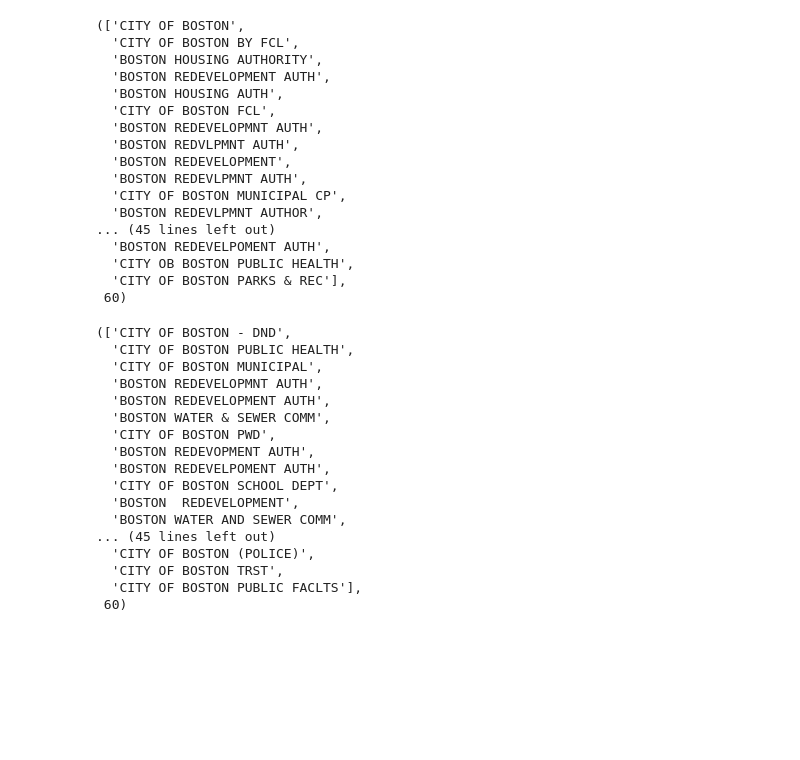
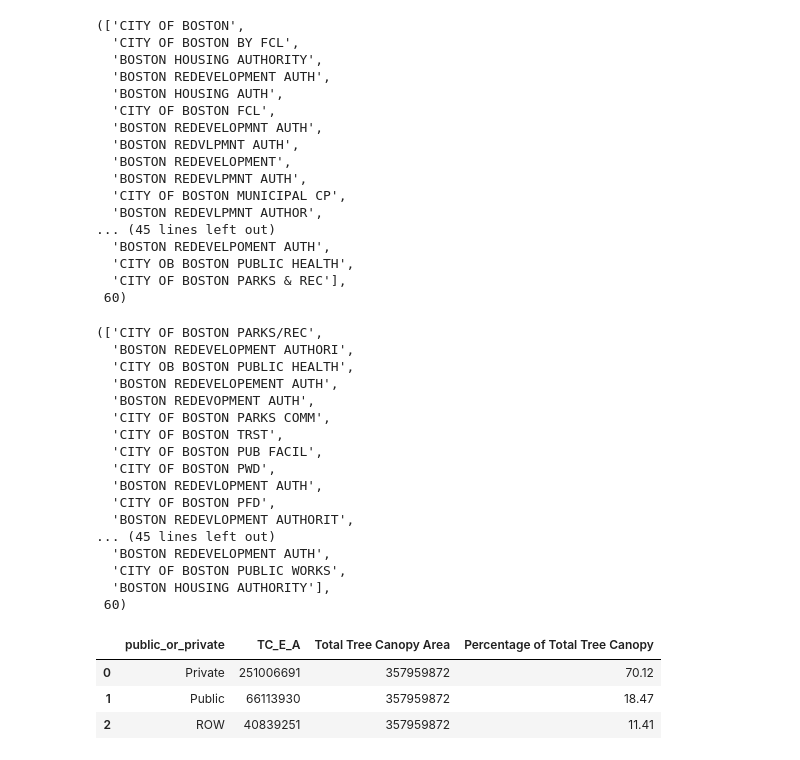
Before and after one commit to BU-Spark/ds-bcc-tree-canopy, a Jupyter notebook: public_private_Tree_Canopy_Metrics.ipynb, the cells around one changed output. Drawn from its saved outputs; the diff is of its cells as text; code cells hidden in the pictures; blank space fills up the shorter version.

Commit message:
Updated comments in the public_private file

```diff
--- a/public_private_Tree_Canopy_Metrics.ipynb
+++ b/public_private_Tree_Canopy_Metrics.ipynb
@@ -324,18 +324,16 @@ fuzz_unfiltered_owner_output = pd.DataFrame(scores)
 fuzz_unfiltered_owner_output[fuzz_unfiltered_owner_output["SCORE"] > 78].to_csv('classifications/fuzz_unfiltered_owner_output.csv')
 # %%
 #after manually flagging errors reload the data
-cleaned_rapidfuzz = pd.read_csv("rapidfuzz_output.csv")
-
-cleaned_rapidfuzz
+fuzz_classified_owners = pd.read_csv("classifications/fuzz_classified_owners.csv")
 
 #fill in na's with 0's
-cleaned_rapidfuzz = cleaned_rapidfuzz.fillna({'Error': 0})
+fuzz_classified_owners = fuzz_classified_owners.fillna({'Flagged': 0})
 
 #drop any non-public owners that were flagged by a 1 in the error column
-rapid_fuzz_pub_owners = cleaned_rapidfuzz[cleaned_rapidfuzz["Error"] == 0]["OWNER"].tolist()
+fuzz_public_owners = fuzz_classified_owners[fuzz_classified_owners["Flagged"] == 0]["OWNER"].tolist()
 
 #returns list of public owners
-rapid_fuzz_pub_owners, len(rapid_fuzz_pub_owners)
+fuzz_public_owners, len(fuzz_public_owners)
 # %% [output]
 (['CITY OF BOSTON',
   'CITY OF BOSTON BY FCL',
@@ -356,26 +354,26 @@ rapid_fuzz_pub_owners, len(rapid_fuzz_pub_owners)
  60)
 # %%
 # Combine lists of owners from 3 methods and remove duplicates
-combined_owner_names = list(set(public_owners) | set(ptype_public_owners) | set(rapid_fuzz_pub_owners))
+combined_owner_names = list(set(public_owners) | set(ptype_public_owners) | set(fuzz_public_owners))
 
 combined_owner_names, len(combined_owner_names)
 # %% [output]
-(['CITY OF BOSTON - DND',
-  'CITY OF BOSTON PUBLIC HEALTH',
-  'CITY OF BOSTON MUNICIPAL',
-  'BOSTON REDEVELOPMNT AUTH',
+(['CITY OF BOSTON PARKS/REC',
+  'BOSTON REDEVELOPMENT AUTHORI',
+  'CITY OB BOSTON PUBLIC HEALTH',
+  'BOSTON REDEVELOPEMENT AUTH',
+  'BOSTON REDEVOPMENT AUTH',
+  'CITY OF BOSTON PARKS COMM',
+  'CITY OF BOSTON TRST',
+  'CITY OF BOSTON PUB FACIL',
+  'CITY OF BOSTON PWD',
+  'BOSTON REDEVLOPMENT AUTH',
+  'CITY OF BOSTON PFD',
+  'BOSTON REDEVLOPMENT AUTHORIT',
+... (45 lines left out)
   'BOSTON REDEVELOPMENT AUTH',
-  'BOSTON WATER & SEWER COMM',
-  'CITY OF BOSTON PWD',
-  'BOSTON REDEVOPMENT AUTH',
-  'BOSTON REDEVELPOMENT AUTH',
-  'CITY OF BOSTON SCHOOL DEPT',
-  'BOSTON  REDEVELOPMENT',
-  'BOSTON WATER AND SEWER COMM',
-... (45 lines left out)
-  'CITY OF BOSTON (POLICE)',
-  'CITY OF BOSTON TRST',
-  'CITY OF BOSTON PUBLIC FACLTS'],
+  'CITY OF BOSTON PUBLIC WORKS',
+  'BOSTON HOUSING AUTHORITY'],
  60)
 # %%
 # convert list of combined owners to a csv file
@@ -383,22 +381,28 @@ pd.DataFrame(combined_owner_names, columns=["OWNER"]).to_csv("combined_public_ow
 # %%
 # relabel all parcels in the dataset to be either public or private based on ownership
 # any parcels with owners included in the combined_owner_names list were considered public, all else was considered Private
 # ROW data was excluded for consistency since there are public and private roads/sidewalks/streets
-df["Combined_owners_names_ownership"] = df["OWNER"].apply(lambda x: "Public" if x in combined_owner_names
+parcels_tree_canopy_metrics["public_or_private"] = parcels_tree_canopy_metrics["OWNER"].apply(lambda x:
+                                "Public" if x in combined_owner_names
                                  else "ROW" if x == "ROW"
                                  else "Private")
 
 
 # Group TC_E_A(Tree canopy existing area) by public/private/row ownership
-agg_c = df.groupby("Combined_owners_names_ownership")["TC_E_A"].sum().reset_index()
+agg_tree_canopy = parcels_tree_canopy_metrics.groupby("public_or_private")["TC_E_A"].sum().reset_index()
 
 # Add total tree canopy to the dataframe
-agg_c["Total Tree Canopy Area"] = df["TC_E_A"].sum()
+agg_tree_canopy["Total Tree Canopy Area"] = parcels_tree_canopy_metrics["TC_E_A"].sum()
 
 # Calculate Percentage of Tree Canopy
-agg_c["Percentage of Total Tree Canopy"] = ((agg_c["TC_E_A"] / agg_c["Total Tree Canopy Area"])*100).round(2)
+agg_tree_canopy["Percentage of Total Tree Canopy"] = ((agg_tree_canopy["TC_E_A"] / agg_tree_canopy["Total Tree Canopy Area"])*100).round(2)
 
 # export this table to be a csv for visualizing
-agg_c.to_csv("pub_priv_row.csv")
+agg_tree_canopy.to_csv("visualization_datasets/pub_priv_row.csv")
 
-agg_c
+agg_tree_canopy
+# %% [output]
+|  | public_or_private | TC_E_A | Total Tree Canopy Area | Percentage of Total Tree Canopy |
+| 0 | Private | 251006691 | 357959872 | 70.12 |
+| 1 | Public | 66113930 | 357959872 | 18.47 |
+| 2 | ROW | 40839251 | 357959872 | 11.41 |
```
Also changed, not shown: parts of 10 cells of this notebook, 3 other files.
